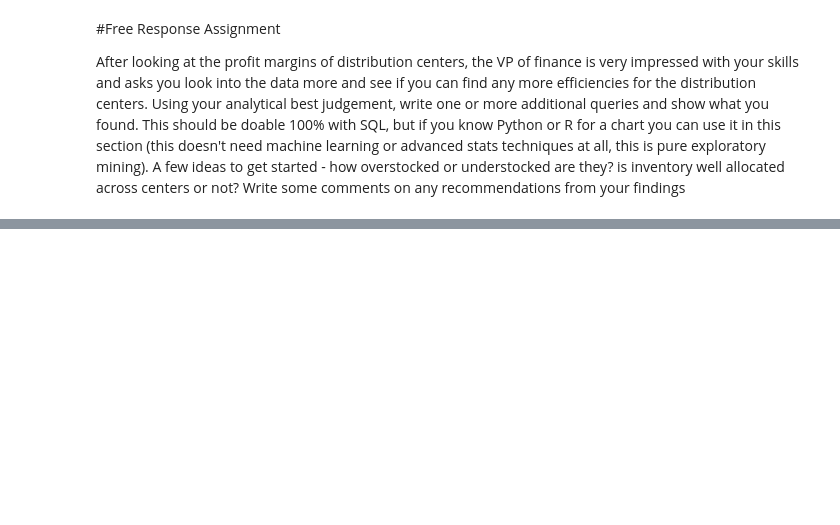
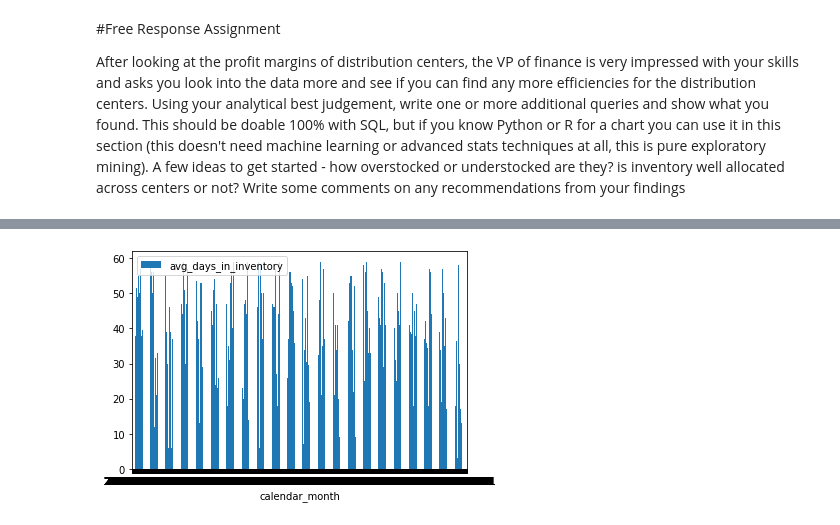
Before and after one commit to everardogarciaf/portfolio, a Jupyter notebook: Everardo_Garcia_Flores_senior_data_analyst_homework.ipynb, the cells around one changed output, grey strips where cells are left out. Cells and saved outputs as stored; diff of their text form; code cells hidden in the pictures; blank space fills up the shorter version.

```diff
--- a/Everardo_Garcia_Flores_senior_data_analyst_homework.ipynb
+++ b/Everardo_Garcia_Flores_senior_data_analyst_homework.ipynb
@@ -232,0 +405,19 @@ After looking at the profit margins of distribution centers, the VP of finance i
+# %%
+import numpy as np
+import pandas as pd
+import matplotlib.pyplot as plt
+import seaborn as sns
+%matplotlib inline
+
+data = df
+
+print(data.head())
+print(data.shape)
+print(data.info)
+# %%
+
+
+ax = data.plot.bar(x="calendar_month", y="avg_days_in_inventory", rot=0)
+                   #.value_counts().plot(kind="bar", figsize=(14,6))
+# %% [output]
+[figure, added]
```
Also changed, not shown: parts of 13 cells of this notebook.
